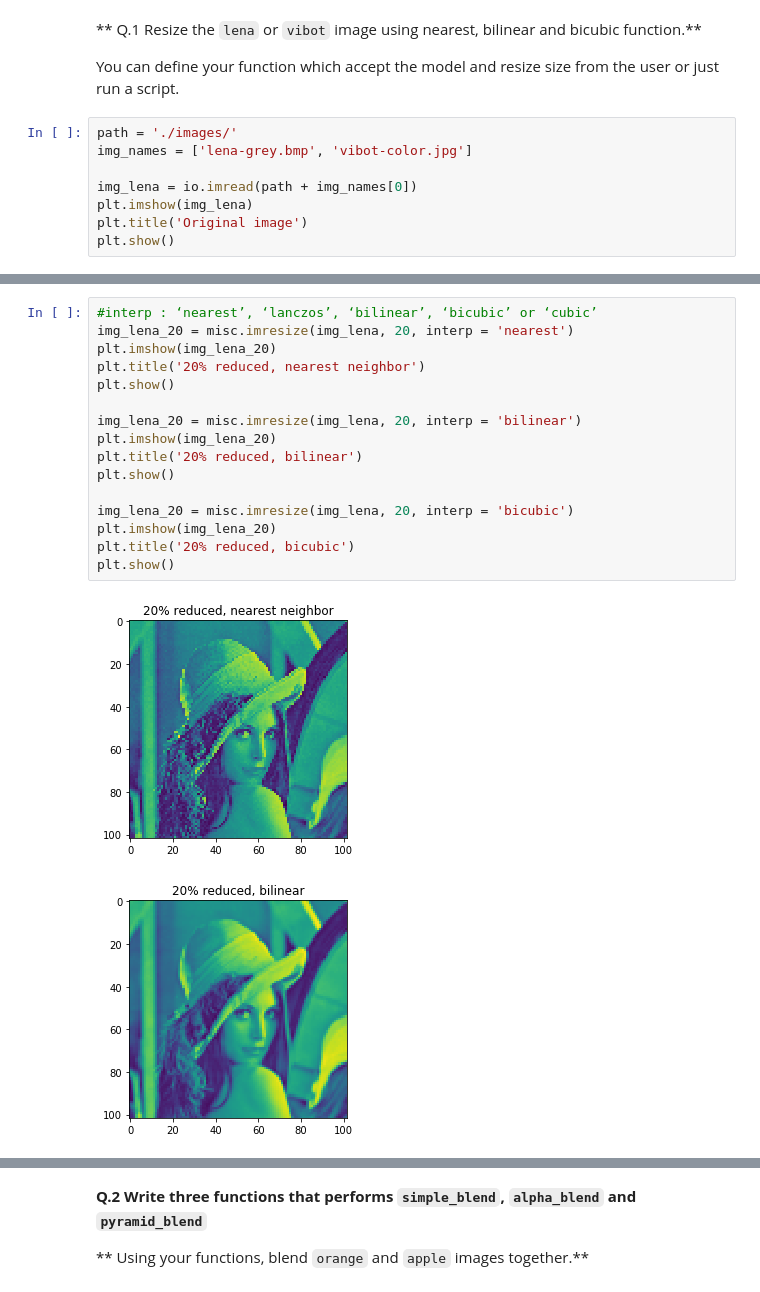
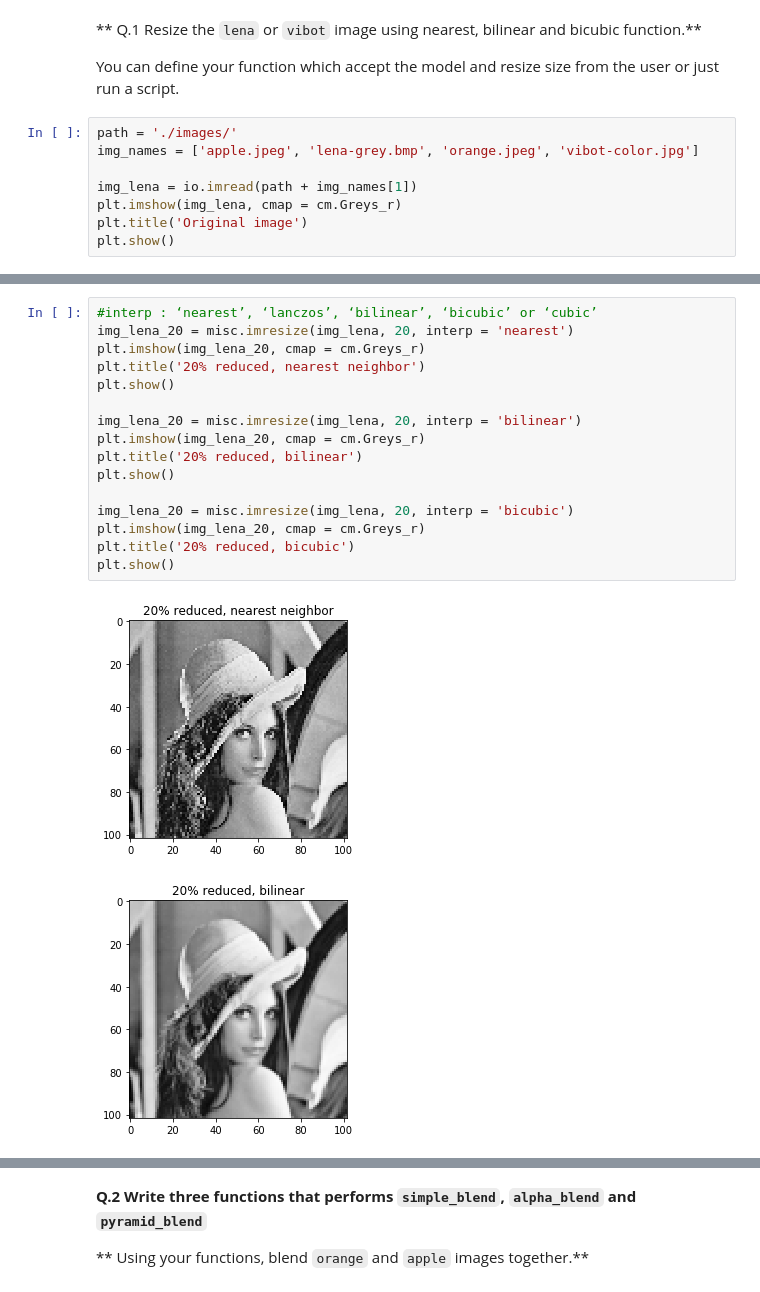
Before and after one commit to OlehKSS/B31XB-IIP-TP-1718, a Jupyter notebook: 3-interpolation-blending/3-interpolation-blending.ipynb, the cells around one changed output, grey strips where cells are left out. Drawn from its saved outputs; the diff is of its cells as text.

```diff
--- a/3-interpolation-blending/3-interpolation-blending.ipynb
+++ b/3-interpolation-blending/3-interpolation-blending.ipynb
@@ -50,10 +53,10 @@ Pretty printing has been turned OFF
 You can define your function which accept the model and resize size from the user or just run a script.
 # %%
 path = './images/'
-img_names = ['lena-grey.bmp', 'vibot-color.jpg']
+img_names = ['apple.jpeg', 'lena-grey.bmp', 'orange.jpeg', 'vibot-color.jpg']
 
-img_lena = io.imread(path + img_names[0])
-plt.imshow(img_lena)
+img_lena = io.imread(path + img_names[1])
+plt.imshow(img_lena, cmap = cm.Greys_r)
 plt.title('Original image')
 plt.show()
 # %% [output]
@@ -61,19 +64,19 @@ plt.show()
 # %%
 #interp : ‘nearest’, ‘lanczos’, ‘bilinear’, ‘bicubic’ or ‘cubic’
 img_lena_20 = misc.imresize(img_lena, 20, interp = 'nearest')
-plt.imshow(img_lena_20)
+plt.imshow(img_lena_20, cmap = cm.Greys_r)
 plt.title('20% reduced, nearest neighbor')
 plt.show()
 
 img_lena_20 = misc.imresize(img_lena, 20, interp = 'bilinear')
-plt.imshow(img_lena_20)
+plt.imshow(img_lena_20, cmap = cm.Greys_r)
 plt.title('20% reduced, bilinear')
 plt.show()
 
 img_lena_20 = misc.imresize(img_lena, 20, interp = 'bicubic')
-plt.imshow(img_lena_20)
+plt.imshow(img_lena_20, cmap = cm.Greys_r)
 plt.title('20% reduced, bicubic')
 plt.show()
 # %% [output]
-[figure, old version]
+[figure, new version]
-[figure, old version]
+[figure, new version]
```
Also changed, not shown: parts of 8 cells of this notebook.
